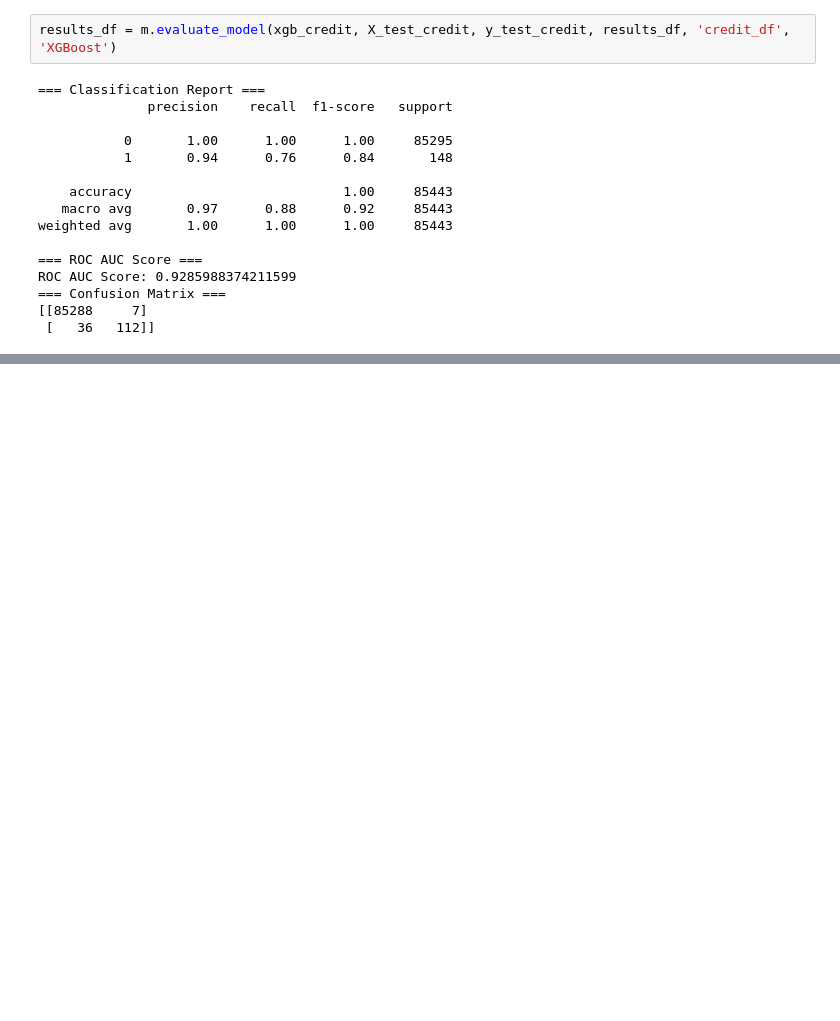
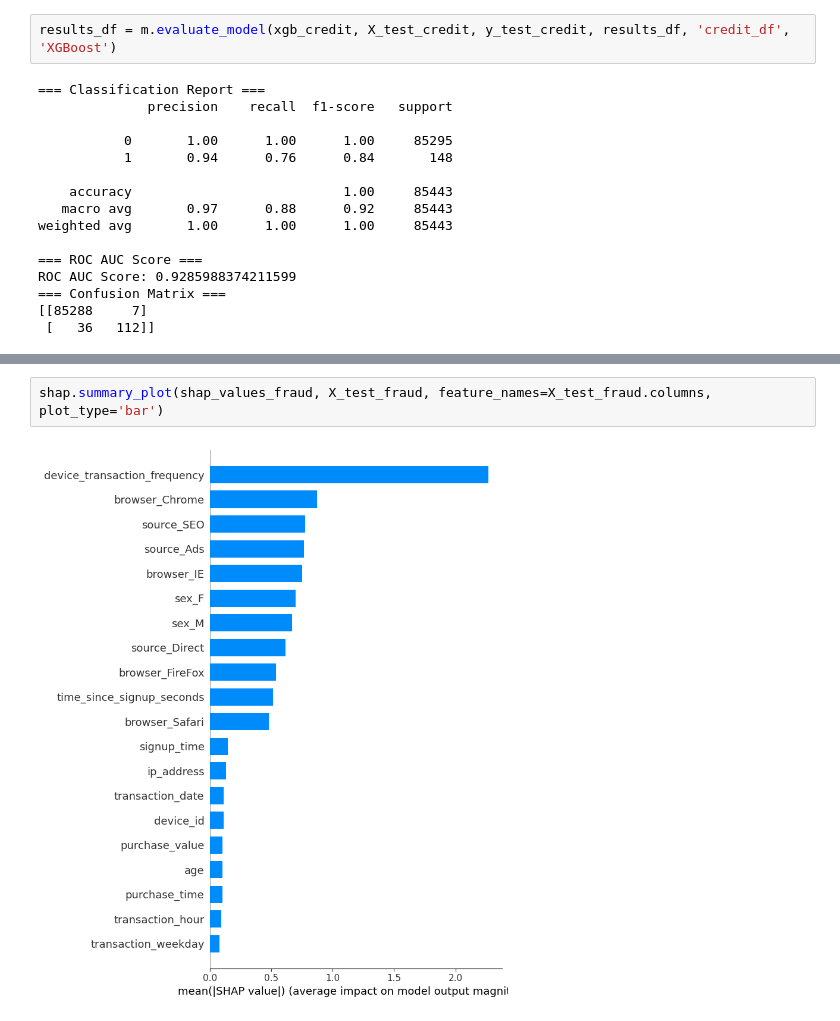
Before and after one commit to Martha3001/improved-fraud-detection-week8, a Jupyter notebook: notebooks/models.ipynb, the cells around one changed output, grey strips where cells are left out. Cells and saved outputs as stored; diff of their text form; blank space fills up the shorter version.

```diff
--- a/notebooks/models.ipynb
+++ b/notebooks/models.ipynb
@@ -128,0 +140,4 @@ display(results_df)
+# %%
+shap.summary_plot(shap_values_fraud, X_test_fraud, feature_names=X_test_fraud.columns, plot_type='bar')
+# %% [output]
+[figure, added]
```
Also changed, not shown: parts of 12 cells of this notebook.
